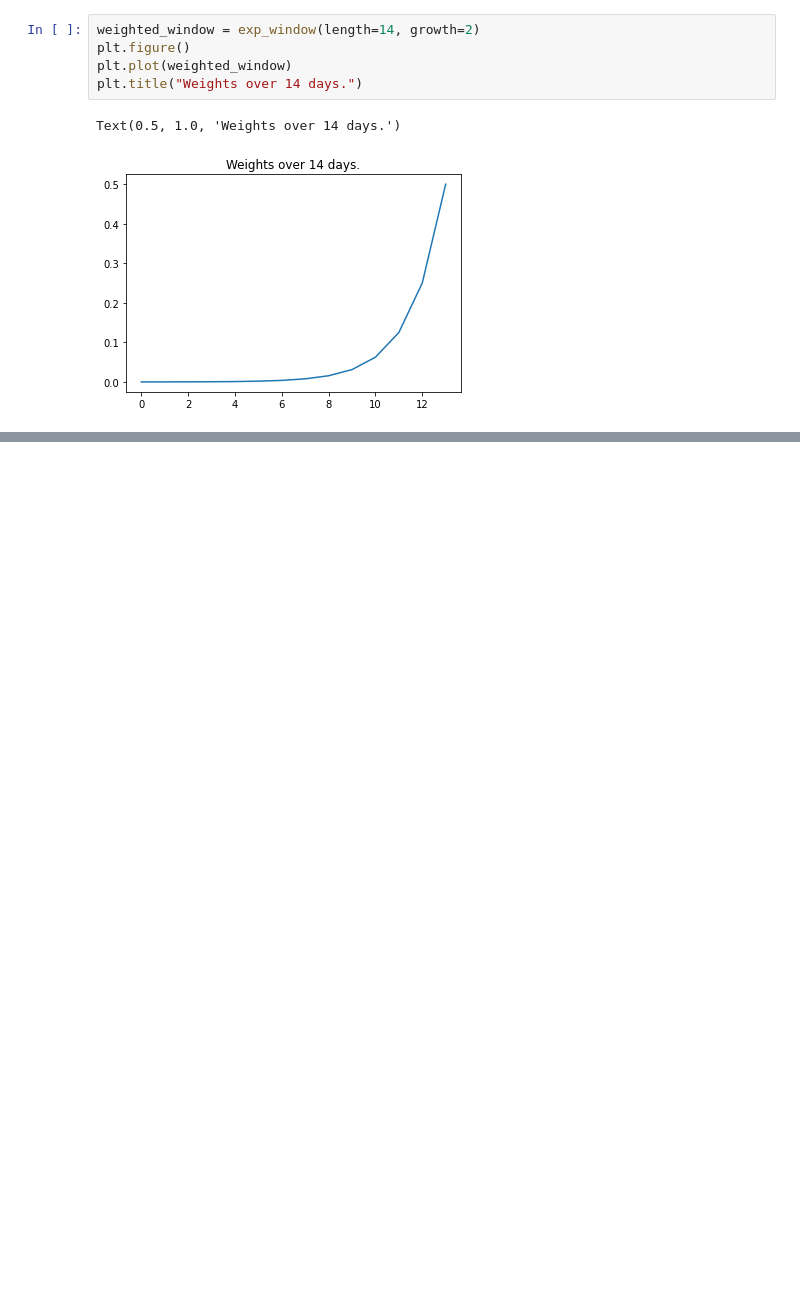
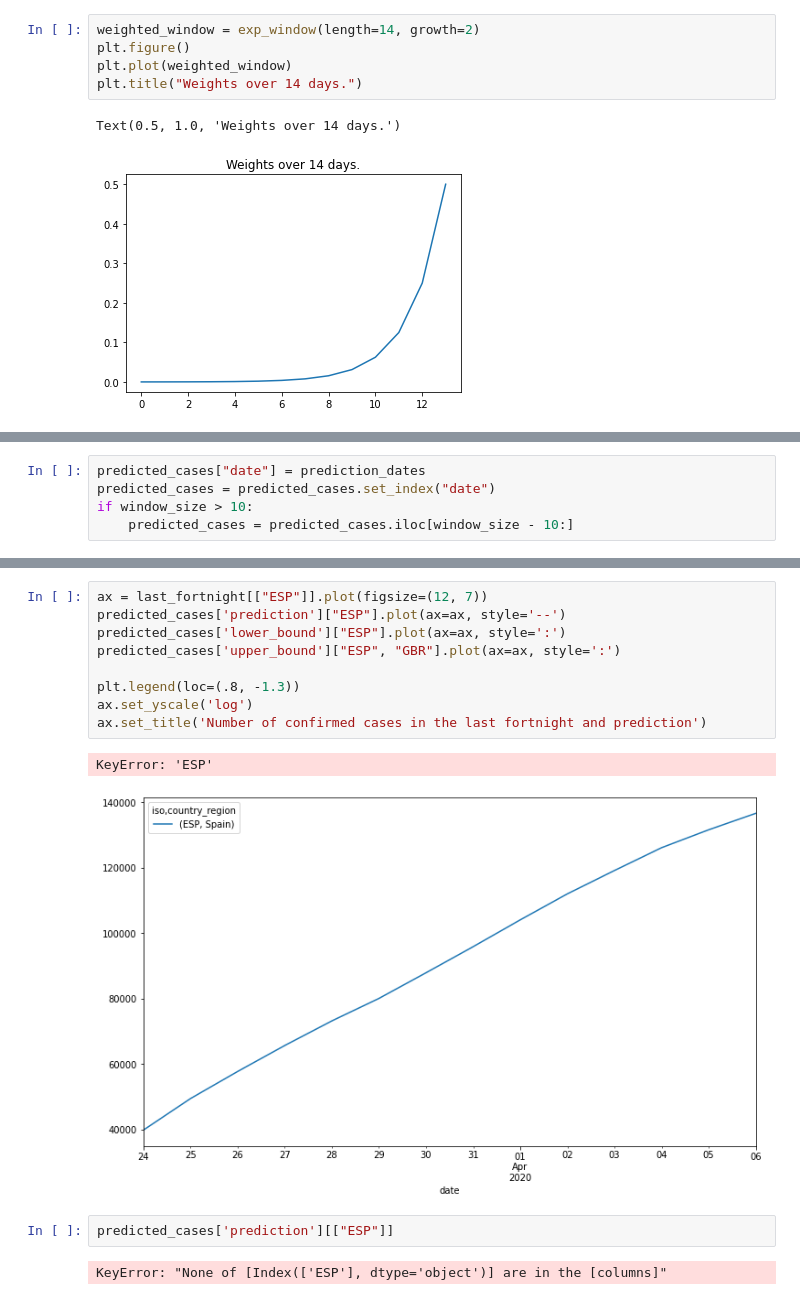
Before and after one commit to jmrr/covid19-data-analysis, a Jupyter notebook: covid19_analysis.ipynb, the cells around one changed output, grey strips where cells are left out. Saved outputs shown, nothing was run; the diff lists cells and outputs as text; blank space fills up the shorter version.

```diff
--- a/covid19_analysis.ipynb
+++ b/covid19_analysis.ipynb
@@ -95,0 +167,5 @@ Text(0.5, 1.0, 'Weights over 14 days.')
+# %%
+predicted_cases["date"] = prediction_dates
+predicted_cases = predicted_cases.set_index("date")
+if window_size > 10:
+    predicted_cases = predicted_cases.iloc[window_size - 10:]
@@ -95,0 +179,16 @@ Text(0.5, 1.0, 'Weights over 14 days.')
+# %%
+ax = last_fortnight[["ESP"]].plot(figsize=(12, 7))
+predicted_cases['prediction']["ESP"].plot(ax=ax, style='--')
+predicted_cases['lower_bound']["ESP"].plot(ax=ax, style=':')
+predicted_cases['upper_bound']["ESP", "GBR"].plot(ax=ax, style=':')
+
+plt.legend(loc=(.8, -1.3))
+ax.set_yscale('log')
+ax.set_title('Number of confirmed cases in the last fortnight and prediction')
+# %% [output]
+KeyError: 'ESP'
+[figure, added]
+# %%
+predicted_cases['prediction'][["ESP"]]
+# %% [output]
+KeyError: "None of [Index(['ESP'], dtype='object')] are in the [columns]"
```
Also changed, not shown: parts of 11 cells of this notebook.
